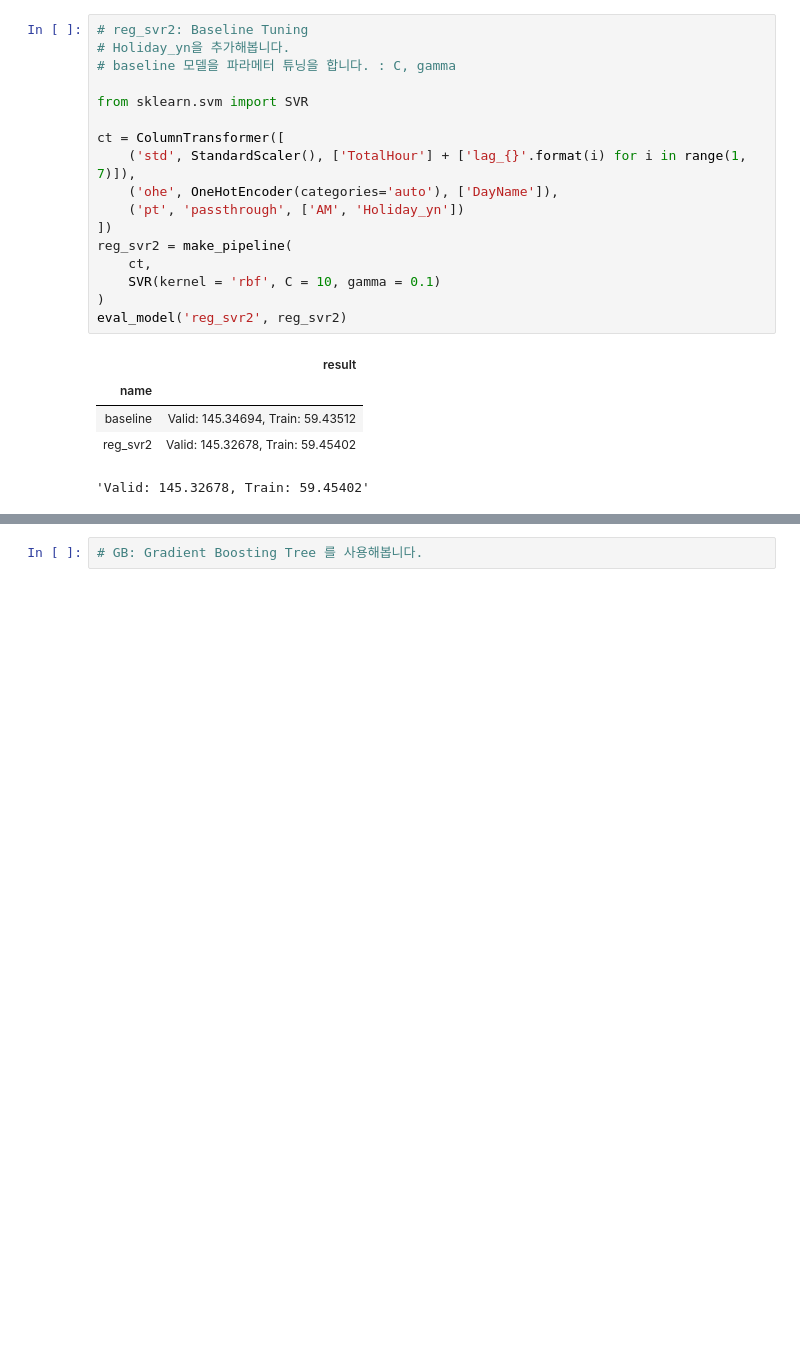
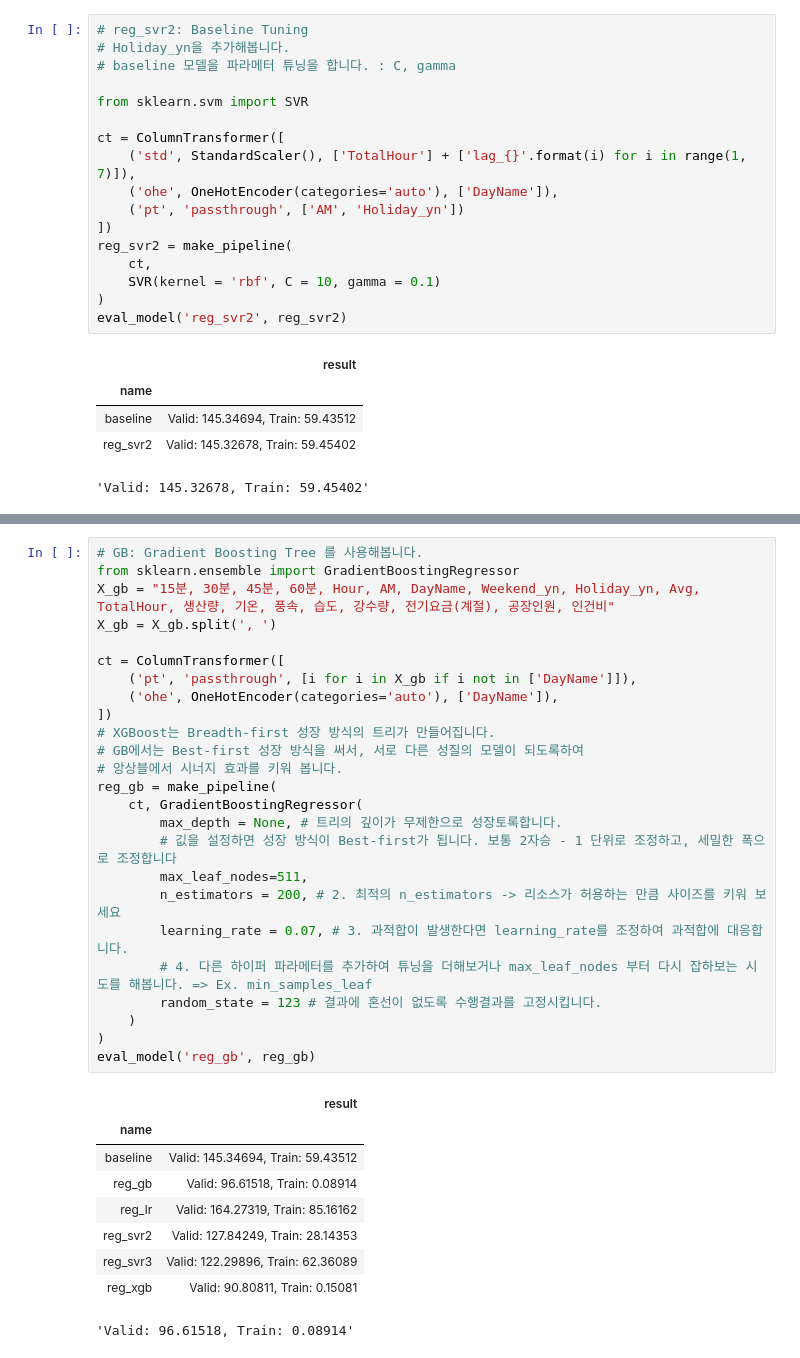
Before and after one commit to sunkusun9/DS_lv3_2510, a Jupyter notebook: sec_ds_lv3_prob3_kaggle.ipynb, the cells around one changed output, grey strips where cells are left out. Drawn from its saved outputs; the diff is of its cells as text; blank space fills up the shorter version.

```diff
--- a/sec_ds_lv3_prob3_kaggle.ipynb
+++ b/sec_ds_lv3_prob3_kaggle.ipynb
@@ -494,4 +477,37 @@ eval_model('reg_xgb', reg_xgb)
 # %%
 # GB: Gradient Boosting Tree 를 사용해봅니다.
+from sklearn.ensemble import GradientBoostingRegressor
+X_gb = "15분, 30분, 45분, 60분, Hour, AM, DayName, Weekend_yn, Holiday_yn, Avg, TotalHour, 생산량, 기온, 풍속, 습도, 강수량, 전기요금(계절), 공장인원, 인건비"
+X_gb = X_gb.split(', ')
+
+ct = ColumnTransformer([
+    ('pt', 'passthrough', [i for i in X_gb if i not in ['DayName']]),
+    ('ohe', OneHotEncoder(categories='auto'), ['DayName']),
+])
+# XGBoost는 Breadth-first 성장 방식의 트리가 만들어집니다.
+# GB에서는 Best-first 성장 방식을 써서, 서로 다른 성질의 모델이 되도록하여
+# 앙상블에서 시너지 효과를 키워 봅니다.
+reg_gb = make_pipeline(
+    ct, GradientBoostingRegressor(
+        max_depth = None, # 트리의 깊이가 무제한으로 성장토록합니다.
+        # 깂을 설정하면 성장 방식이 Best-first가 됩니다. 보통 2자승 - 1 단위로 조정하고, 세밀한 폭으로 조정합니다
+        max_leaf_nodes=511,
+        n_estimators = 200, # 2. 최적의 n_estimators -> 리소스가 허용하는 만큼 사이즈를 키워 보세요
+        learning_rate = 0.07, # 3. 과적합이 발생한다면 learning_rate를 조정하여 과적합에 대응합니다.
+        # 4. 다른 하이퍼 파라메터를 추가하여 튜닝을 더해보거나 max_leaf_nodes 부터 다시 잡하보는 시도를 해봅니다. => Ex. min_samples_leaf
+        random_state = 123 # 결과에 혼선이 없도록 수행결과를 고정시킵니다.
+    )
+)
+eval_model('reg_gb', reg_gb)
+# %% [output]
+|  | result |
+| name |  |
+| baseline | Valid: 145.34694, Train: 59.43512 |
+| reg_gb | Valid: 96.61518, Train: 0.08914 |
+| reg_lr | Valid: 164.27319, Train: 85.16162 |
+| reg_svr2 | Valid: 127.84249, Train: 28.14353 |
+| reg_svr3 | Valid: 122.29896, Train: 62.36089 |
+| reg_xgb | Valid: 90.80811, Train: 0.15081 |
+'Valid: 96.61518, Train: 0.08914'
 # %%
 # RF: RandomForestRegressor
```
Also changed, not shown: parts of 21 cells of this notebook.
